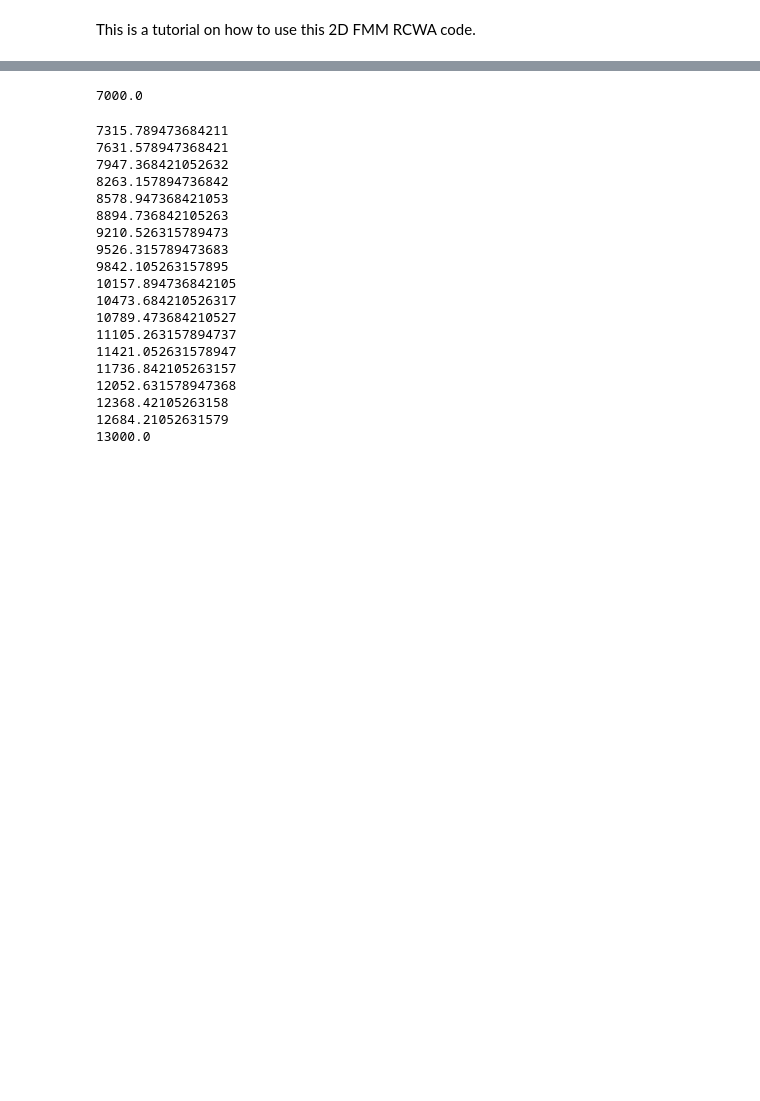
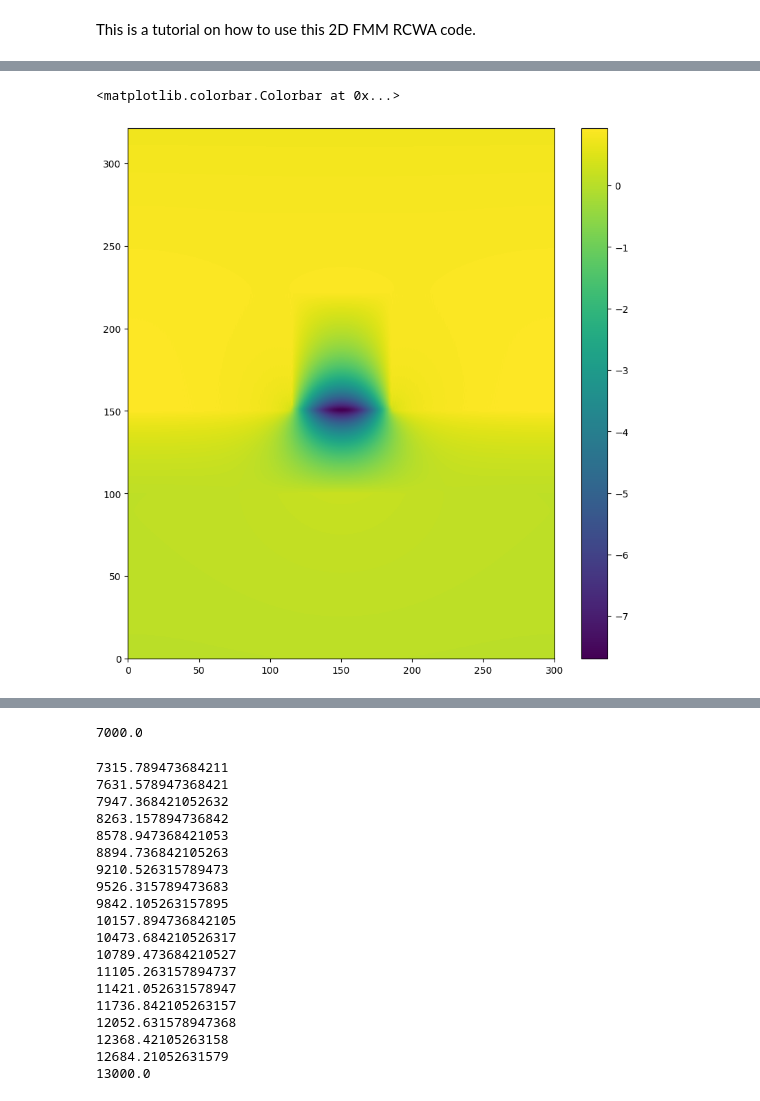
Before and after one commit to Milloupe/Code_RCWA, a Jupyter notebook: how_to_RCWA WIP.ipynb, the cells around one changed output, grey strips where cells are left out. Drawn from its saved outputs; the diff is of its cells as text; code cells hidden in the pictures; blank space fills up the shorter version.

```diff
--- a/how_to_RCWA WIP.ipynb
+++ b/how_to_RCWA WIP.ipynb
@@ -113,0 +126,33 @@ Debugg compute_field_1D, M phase (1.5043984440810558+0.5530525461292931j) 0.3695
+# %%
+import matplotlib
+matplotlib.rcParams.update({'font.size': 14})
+Rs = []
+Ts = []
+Rs_eta = []
+Ts_eta = []
+modes = np.linspace(1, 100, 10, dtype=int)
+for i, mod in enumerate(modes):
+    print(mod)
+    r, t, R, T = fields.coefficient_1D(structure, 1300, incidence, mod, eta=0.0)
+    Rs.append(R)
+    Ts.append(T)
+    r, t, R, T = fields.coefficient_2D(structure2D, 1300, [theta,0,0], [mod,0], pmls, eta=0.9)
+    Rs_eta.append(R)
+    Ts_eta.append(T)
+# plt.figure(figsize=(7,5))
+plt.subplot(3,1,1)
+plt.plot(modes, (np.array(Rs)-np.array(Rs_eta)), 'b', label="Error")
+plt.legend()
+plt.subplot(3,1,2)
+plt.plot(modes, np.array(Rs), 'b', label="regular")
+# plt.ylim([0,1])
+plt.legend()
+plt.subplot(3,1,3)
+plt.plot(modes, np.array(Rs_eta), 'b', label="stretched")
+# plt.ylim([0,1.1*np.max(Rs_eta)])
+# plt.plot(lambdas, Ts)
+# plt.xlabel("Wavelength")
+# plt.ylabel("Reflectivity")
+plt.legend()
+plt.tight_layout()
+# plt.savefig("mine_RCWA/Refl_spectrum_70nmCube_1nmGap.pdf")
@@ -113,0 +190,7 @@ Debugg compute_field_1D, M phase (1.5043984440810558+0.5530525461292931j) 0.3695
+# %%
+plt.figure(figsize=(10, 10))
+plt.pcolor(x, z, np.real(map), cmap="viridis")
+plt.colorbar()
+# %% [output]
+<matplotlib.colorbar.Colorbar at 0x...>
+[figure, added]
```
Also changed, not shown: parts of 9 cells of this notebook, 13 other files.
